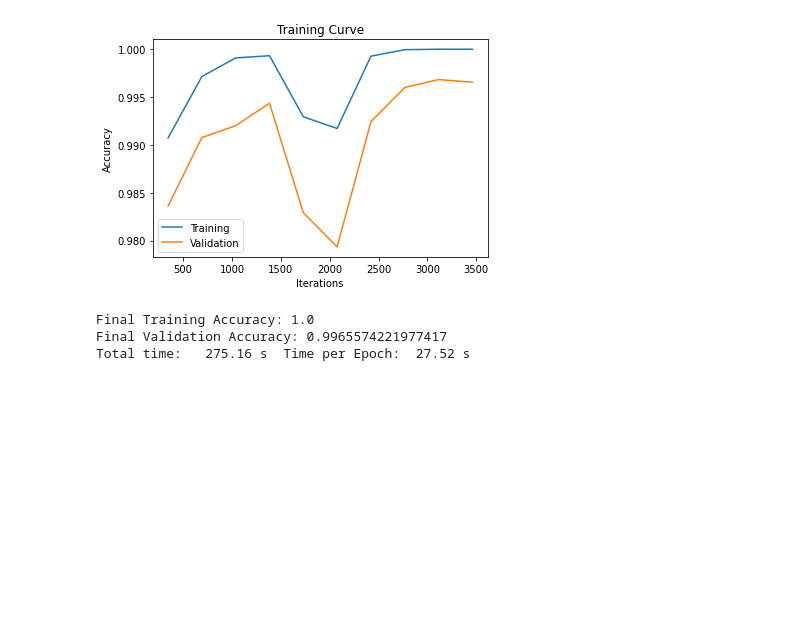
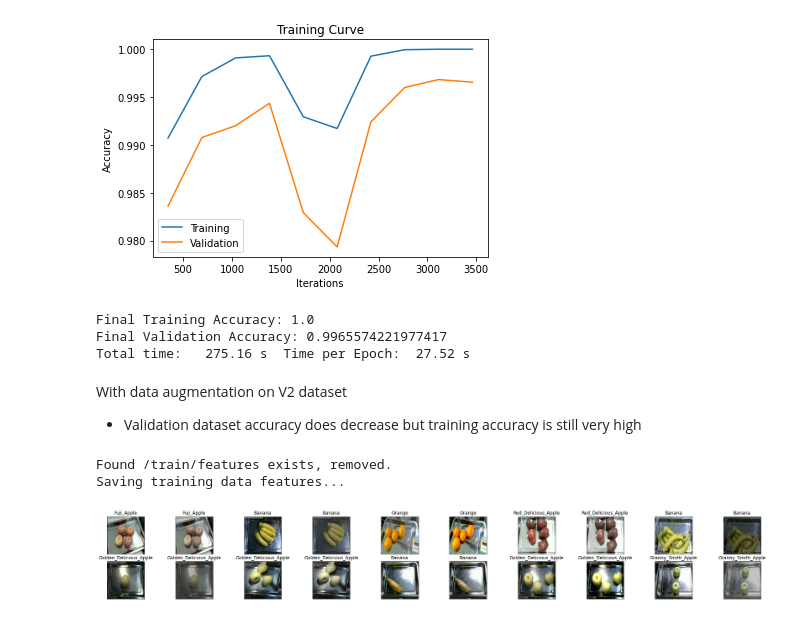
Before and after one commit to SupermarketAutomationAI/PrimaryModel_1, a Jupyter notebook: primary_model_JX.ipynb, the cells around one changed output. Drawn from its saved outputs; the diff is of its cells as text; code cells hidden in the pictures; blank space fills up the shorter version.

```diff
--- a/primary_model_JX.ipynb
+++ b/primary_model_JX.ipynb
@@ -208,6 +205,9 @@ def get_relevant_indices(dataset, classes, target_classes):
   Return the indices for datapoints in the dataset that belongs to the desired
   target classes
   '''
+  if target_classes == classes:
+    return list(range(len(dataset)))
+
   indices = []
   for i in range(len(dataset)):
     # Check if the label is in the target class
@@ -733,3 +735,12 @@ Epoch 10 | Training Accuracy: 1.0 | Validation Accuracy: 0.9965574221977417
 Final Training Accuracy: 1.0
 Final Validation Accuracy: 0.9965574221977417
 Total time:   275.16 s  Time per Epoch:  27.52 s
+# %% [markdown]
+With data augmentation on V2 dataset
+*   Validation dataset accuracy does decrease but training accuracy is still very high
+# %%
+get_alexnet_features(parent_dir, classes, target_classes=classes, verify=True)
+# %% [output]
+Found /train/features exists, removed.
+Saving training data features...
+[figure, added]
```
Also changed, not shown: parts of 14 cells of this notebook.
